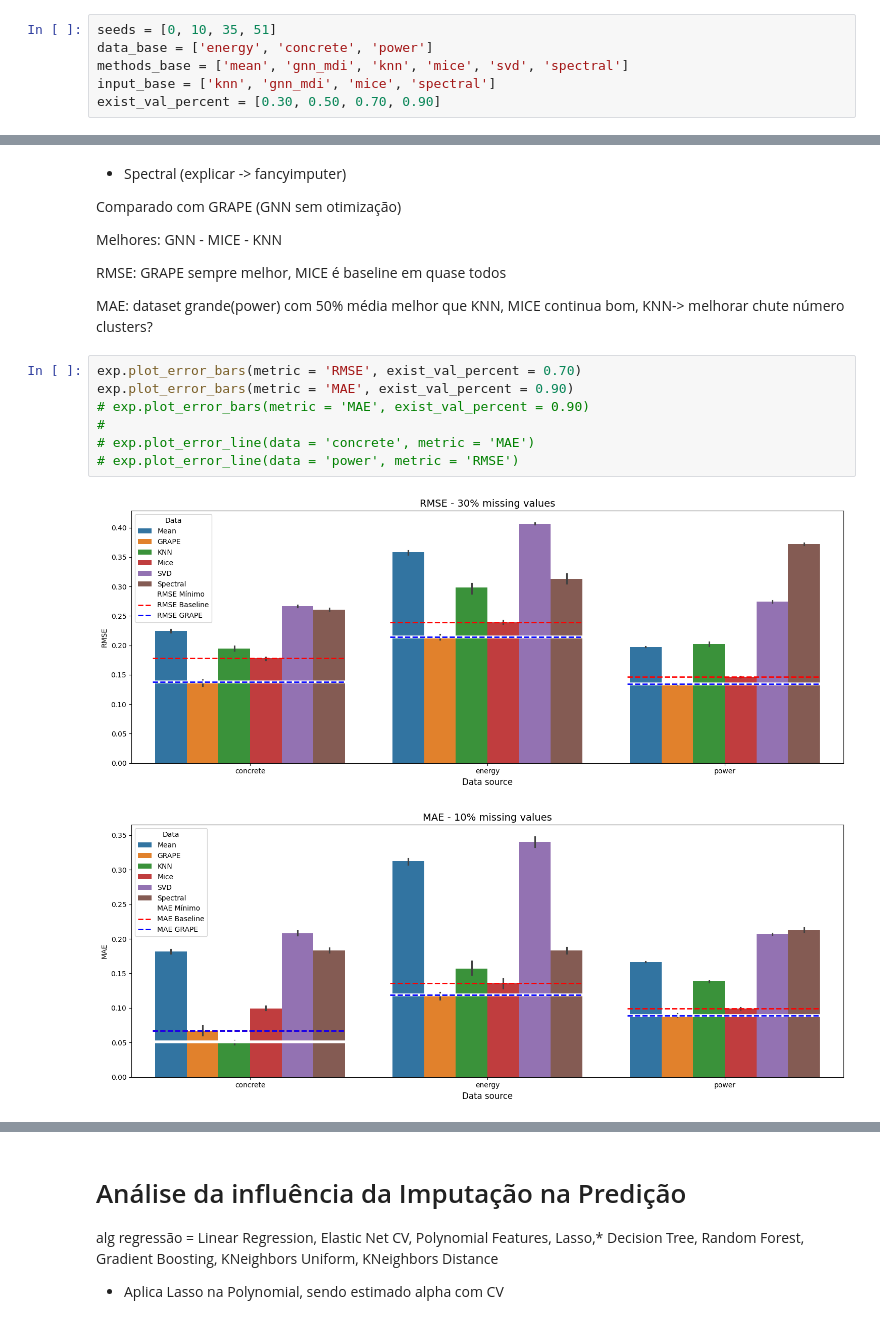
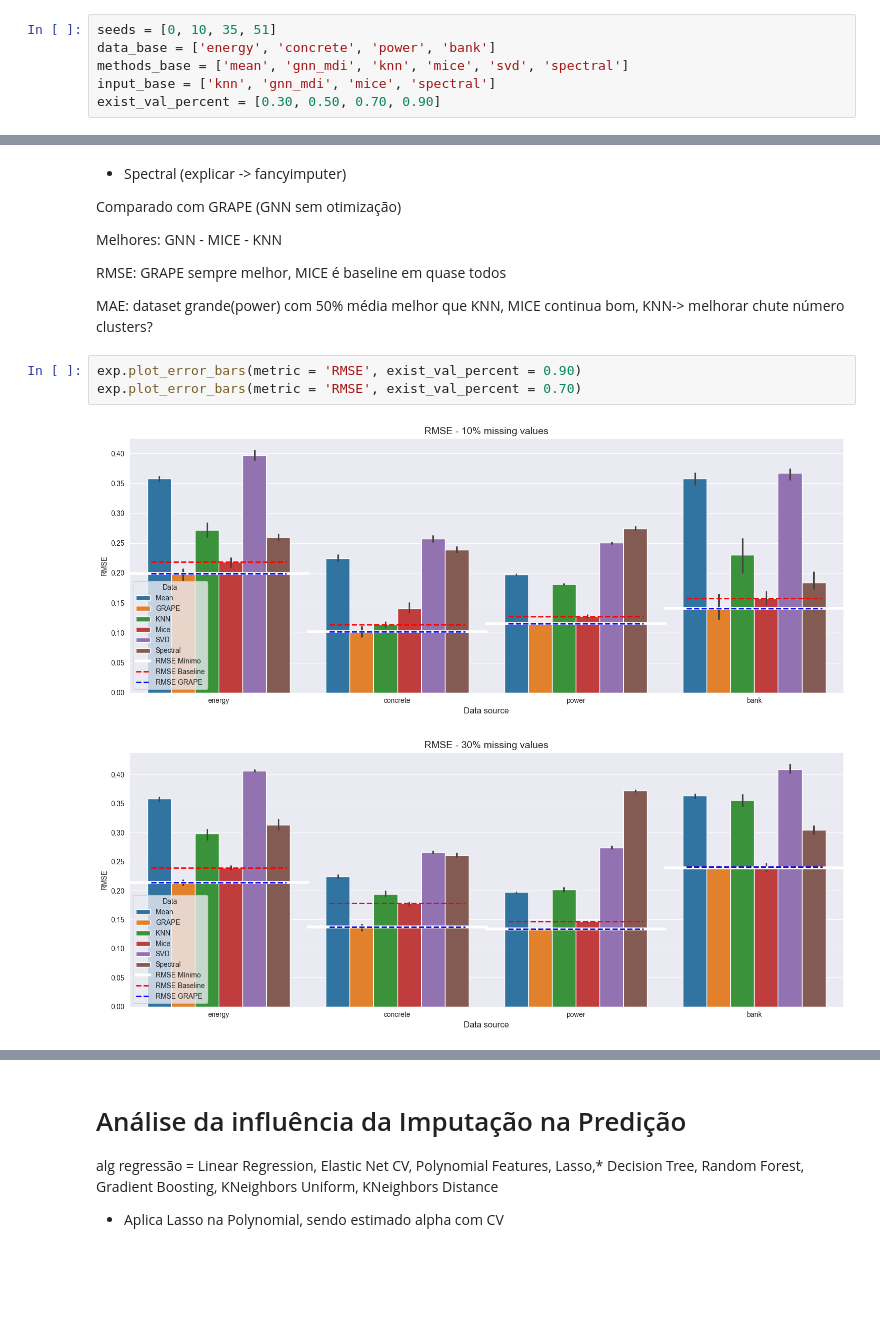
Before and after one commit to arthurhirez/Graph_Neural_Network, a Jupyter notebook: result_nb.ipynb, the cells around one changed output, grey strips where cells are left out. Drawn from its saved outputs; the diff is of its cells as text; blank space fills up the shorter version.

```diff
--- a/result_nb.ipynb
+++ b/result_nb.ipynb
@@ -15,7 +15,7 @@ import warnings
 warnings.filterwarnings("ignore")
 # %%
 seeds = [0, 10, 35, 51]
-data_base = ['energy', 'concrete', 'power']
+data_base = ['energy', 'concrete', 'power', 'bank']
 methods_base = ['mean', 'gnn_mdi', 'knn', 'mice', 'svd', 'spectral']
 input_base = ['knn', 'gnn_mdi', 'mice', 'spectral']
 exist_val_percent = [0.30, 0.50, 0.70, 0.90]
@@ -102,12 +102,8 @@ RMSE: GRAPE sempre melhor, MICE é baseline em quase todos
 
 MAE: dataset grande(power) com 50% média melhor que KNN, MICE continua bom, KNN-> melhorar chute número clusters?
 # %%
+exp.plot_error_bars(metric = 'RMSE', exist_val_percent = 0.90)
 exp.plot_error_bars(metric = 'RMSE', exist_val_percent = 0.70)
-exp.plot_error_bars(metric = 'MAE', exist_val_percent = 0.90)
-# exp.plot_error_bars(metric = 'MAE', exist_val_percent = 0.90)
-#
-# exp.plot_error_line(data = 'concrete', metric = 'MAE')
-# exp.plot_error_line(data = 'power', metric = 'RMSE')
 # %% [output]
-[figure, old version]
+[figure, new version]
-[figure, old version]
+[figure, new version]
```
Also changed, not shown: parts of 17 cells of this notebook, 3 other files.
